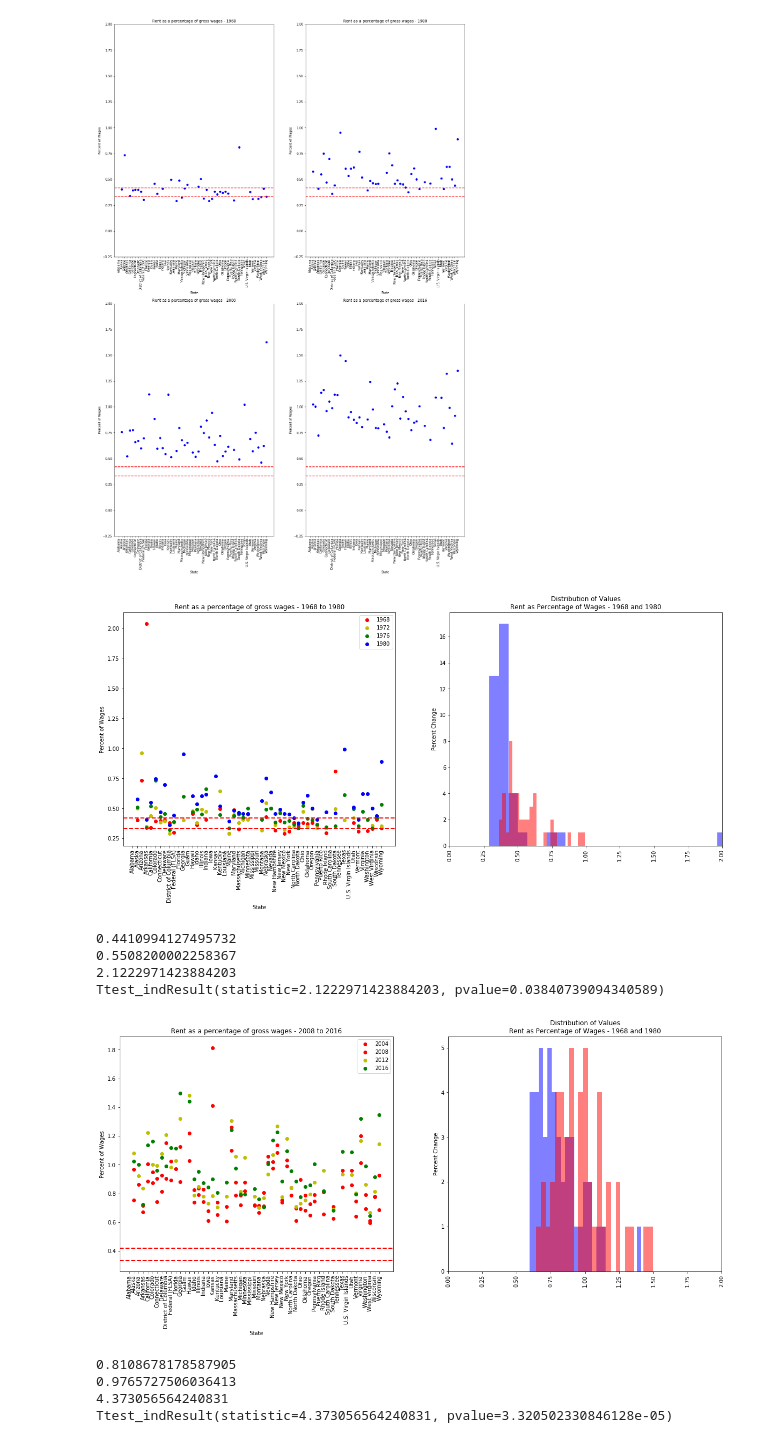
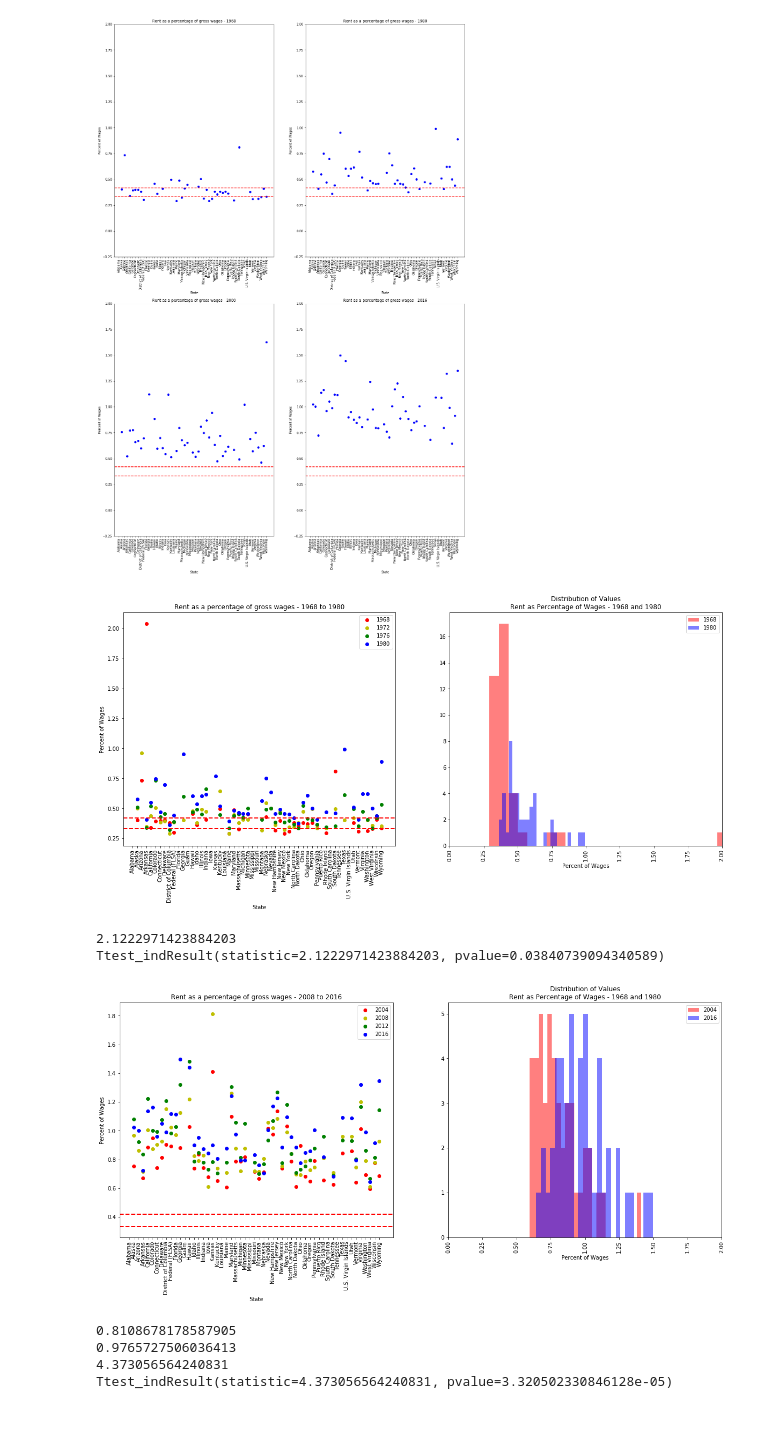
Before and after one commit to jkovach89/Wage_Affordability, a Jupyter notebook: Capstone 1 - Wage Affordability Study.ipynb, the cells around one changed output. Cells and saved outputs as stored; diff of their text form; code cells hidden in the pictures.

```diff
--- a/Capstone 1 - Wage Affordability Study.ipynb
+++ b/Capstone 1 - Wage Affordability Study.ipynb
@@ -292,28 +292,27 @@ plt.xticks(rotation=90)
 
 # Plot Distribution of Values
 plt.subplot(1,2,2)
-plt.hist(fix_68, bins=25, color='b', alpha=.5)
-plt.hist(fix_80, bins=25, color='r', alpha=.5)
-plt.ylabel('Percent Change')
+plt.hist(fix_68, bins=25, color='r', alpha=.5, label='1968')
+plt.hist(fix_80, bins=25, color='b', alpha=.5, label='1980')
+plt.xlabel('Percent of Wages')
 plt.title('Distribution of Values\nRent as Percentage of Wages - 1968 and 1980')
+plt.legend(loc='upper right')
 plt.xticks(rotation=90)
 plt.xlim(0,2)
 
 plt.show()
 # %% [output]
-[figure, old version]
+[figure, new version]
 # %%
 '''
 Again, the scatter plot above confirms the answer to our second question, that while wages in 1968 were
-generallysufficient to constitute a "livable" wage, by 1980 the majority of states had a median rent greater
+generally sufficient to constitute a "livable" wage, by 1980 the majority of states had a median rent greater
 than 42% of monthly wages. While this doesn't necessarily demonstrate a wage crisis, it does indicate that
 stagnation of wages may not be a recent trend, possibly going as far back as 1976-1980.
 
-To determine if this represents a significant change, I calculate the T and P-values for 1980 and 1968.
+To determine if difference in these years is significant, I perform a t-test for 1980 and 1968 percentage.
 '''
 # Calculate difference of means
-print(fix_68.mean())
-print(fix_80.mean())
 y = fix_80.mean() - fix_68.mean()
 
 # Calculate difference of standard error and print t-value
@@ -326,56 +325,54 @@ print(t_value)
 from scipy.stats import ttest_ind
 print(ttest_ind(fix_80, fix_68, equal_var=False))
 # %% [output]
-0.4410994127495732
-0.5508200002258367
 2.1222971423884203
 Ttest_indResult(statistic=2.1222971423884203, pvalue=0.03840739094340589)
 # %%
 '''
-Based on our ttest result, both calculated and functionally generated, and pvalue result, it can be concluded
-that, while the standard error is relatively inconsequential between the two groups, there is significant
-difference in the wages for the two years.
+Based on the resultant p and t-values, we can conclude that the difference in standard error is relatively
+small between the two groups, but is still significant.
 
-For the third question, I created additional data frames to isolate a similar, more recent, 12-year period from
-2004-2016 and generated a similar plot to determine if the difference in percentage was more or less significant
-than that of the earlier plot.
+For the third question, I repeated this process using a similar and more recent 12-year period from 2004-
+2016 to determine if the change in standard error between the two years was greater or less than the 1968-
+1980 period.
 '''
 
 # Dataframe for '04, '08, and '12
 wage_2004 = wage.loc[lambda yr: wage['Year']==2004]
 wage_2008 = wage.loc[lambda yr: wage['Year']==2008]
 wage_2012 = wage.loc[lambda yr: wage['Year']==2012]
 
 # Fix dataframe
 fix_04 = wage_2004['Percent'].replace(np.inf, np.nan).dropna(how='all')
 fix_16 = wage_2016['Percent'].replace(np.inf, np.nan).dropna(how='all')
 
 # Plot '04-'16 scatter and histogram
 plt.figure(figsize=(20,8))
 
 plt.subplot(1,2,1)
 plt.scatter(x=wage_2004['State'], y=wage_2004['Percent'], color='r', label='2004')
-plt.scatter(x=wage_2008['State'], y=wage_2008['Percent'], color='r', label='2008')
-plt.scatter(x=wage_2012['State'], y=wage_2012['Percent'], color='y', label='2012')
-plt.scatter(x=wage_2016['State'], y=wage_2016['Percent'], color='g', label='2016')
+plt.scatter(x=wage_2008['State'], y=wage_2008['Percent'], color='y', label='2008')
+plt.scatter(x=wage_2012['State'], y=wage_2012['Percent'], color='g', label='2012')
+plt.scatter(x=wage_2016['State'], y=wage_2016['Percent'], color='b', label='2016')
 plt.title('Rent as a percentage of gross wages - 2008 to 2016')
 plt.xlabel('State')
 plt.ylabel('Percent of Wages')
 plt.axhline(0.333, color='r', linestyle='dashed', linewidth=2)
 plt.axhline(0.42, color='r', linestyle='dashed', linewidth=2)
 plt.legend(loc='upper right')
 plt.xticks(rotation=90)
 
 plt.subplot(1,2,2)
-plt.hist(fix_04, bins=25, color='b', alpha=.5)
-plt.hist(fix_16, bins=25, color='r', alpha=.5)
-plt.ylabel('Percent Change')
+plt.hist(fix_04, bins=25, color='r', alpha=.5, label='2004')
+plt.hist(fix_16, bins=25, color='b', alpha=.5, label ='2016')
+plt.xlabel('Percent of Wages')
 plt.title('Distribution of Values\nRent as Percentage of Wages - 1968 and 1980')
+plt.legend(loc='upper right')
 plt.xticks(rotation=90)
 plt.xlim(0,2)
 
 plt.show()
 # %% [output]
-[figure, old version]
+[figure, new version]
 # %%
 '''
```
Also changed, not shown: parts of 5 cells of this notebook.
